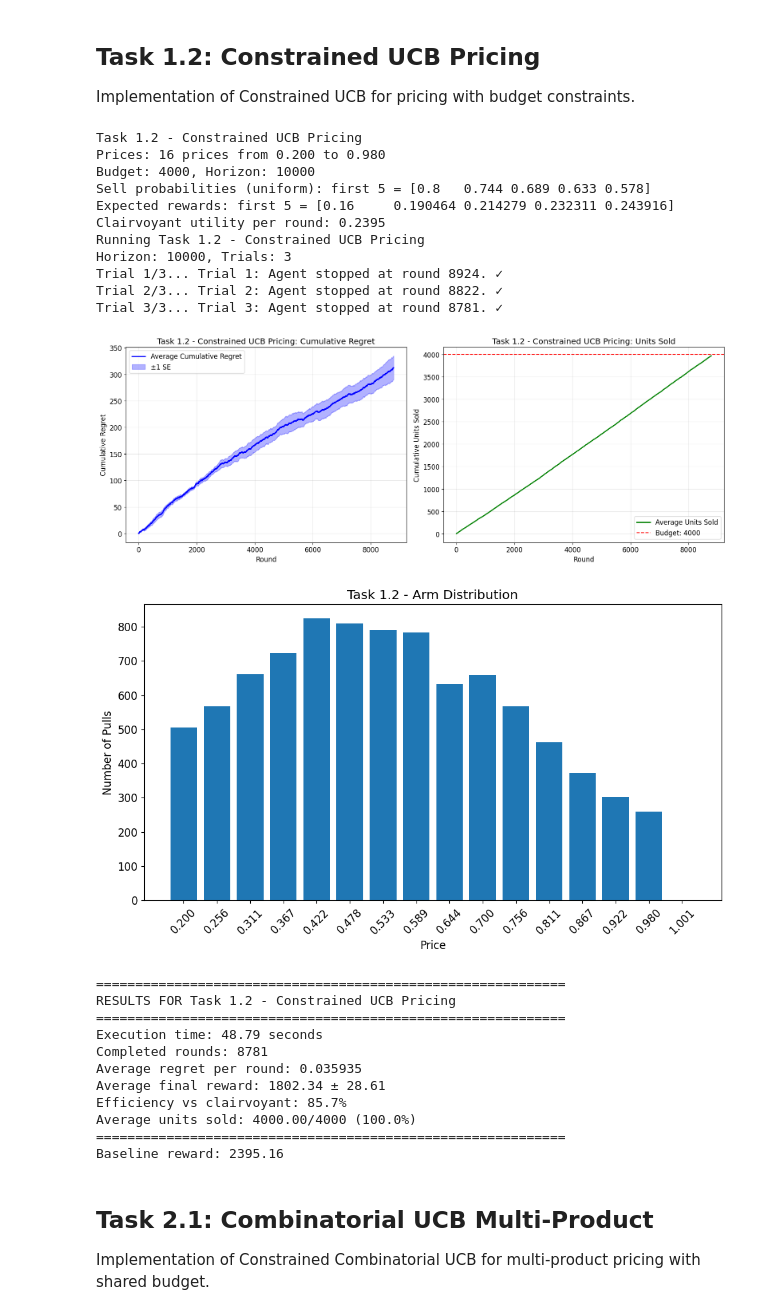
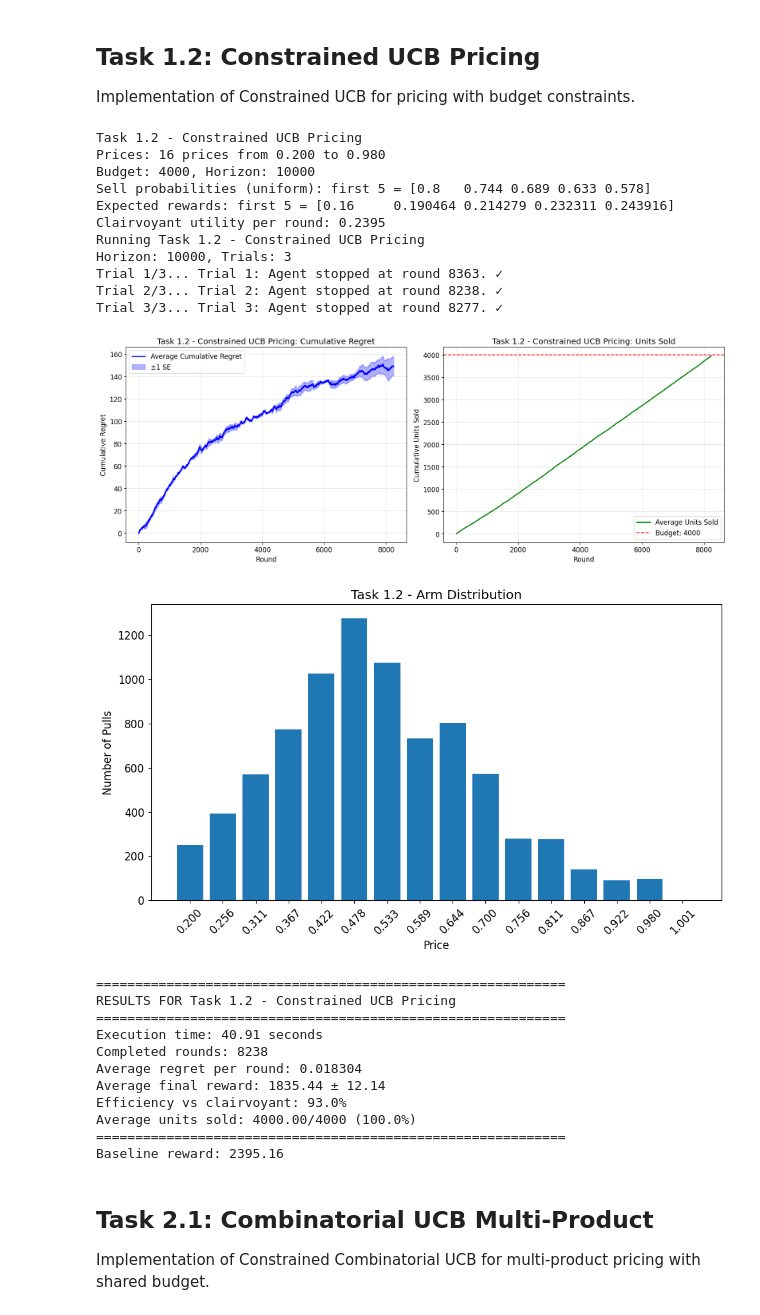
Before and after one commit to aceci0127/Online-Learning-Application-Group-Project, a Jupyter notebook: notebook.ipynb, the cells around one changed output. Drawn from its saved outputs; the diff is of its cells as text; code cells hidden in the pictures.

```diff
--- a/notebook.ipynb
+++ b/notebook.ipynb
@@ -157,7 +157,7 @@ class Task1_2_Runner(StandardExperimentRunner):
         return BudgetedPricingEnvironment(self.prices, self.config.horizon, rng=rng)
 
     def create_agent(self, trial_seed: int):
-        return ConstrainedUCBPricingAgent(len(self.prices), self.config.budget, self.config.horizon, range=2)
+        return ConstrainedUCBPricingAgent(len(self.prices), self.config.budget, self.config.horizon, alpha=1)
 
     def compute_clairvoyant_reward(self) -> float:
         return self.exp_util
@@ -180,46 +180,46 @@ print(f"Prices: {len(prices)} prices from {prices[0]:.3f} to {prices[-2]:.3f}")
 print(f"Budget: {config.budget}, Horizon: {config.horizon}")
 
 runner = Task1_2_Runner(config)
 
 print(f"Sell probabilities (uniform): first 5 = {runner.sell_probabilities[:5]}")
 print(f"Expected rewards: first 5 = {runner.expected_reward[:5]}")
 print(f"Clairvoyant utility per round: {runner.exp_util:.4f}")
 
 result = runner.run_experiment()
 
 StandardPlotter.plot_experiment_results(result, show_units=True)
 
 StandardPlotter.plot_arm_distribution(result.final_agents[0], prices, "Task 1.2 - Arm Distribution")
 
 analysis = StandardAnalyzer.analyze_results(result)
 StandardAnalyzer.print_analysis(result, analysis)
 
 baseline_reward = runner.exp_util * config.horizon
 print(f"Baseline reward: {baseline_reward:.2f}")
 
 task1_2_result = result
 # %% [output]
 Task 1.2 - Constrained UCB Pricing
 Prices: 16 prices from 0.200 to 0.980
 Budget: 4000, Horizon: 10000
 Sell probabilities (uniform): first 5 = [0.8   0.744 0.689 0.633 0.578]
 Expected rewards: first 5 = [0.16     0.190464 0.214279 0.232311 0.243916]
 Clairvoyant utility per round: 0.2395
 Running Task 1.2 - Constrained UCB Pricing
 Horizon: 10000, Trials: 3
-Trial 1/3... Trial 1: Agent stopped at round 8924. ✓
-Trial 2/3... Trial 2: Agent stopped at round 8822. ✓
-Trial 3/3... Trial 3: Agent stopped at round 8781. ✓
+Trial 1/3... Trial 1: Agent stopped at round 8363. ✓
+Trial 2/3... Trial 2: Agent stopped at round 8238. ✓
+Trial 3/3... Trial 3: Agent stopped at round 8277. ✓
-[figure, old version]
+[figure, new version]
-[figure, old version]
+[figure, new version]
 ============================================================
 RESULTS FOR Task 1.2 - Constrained UCB Pricing
 ============================================================
-Execution time: 48.79 seconds
-Completed rounds: 8781
-Average regret per round: 0.035935
-Average final reward: 1802.34 ± 28.61
-Efficiency vs clairvoyant: 85.7%
+Execution time: 40.91 seconds
+Completed rounds: 8238
+Average regret per round: 0.018304
+Average final reward: 1835.44 ± 12.14
+Efficiency vs clairvoyant: 93.0%
 Average units sold: 4000.00/4000 (100.0%)
 ============================================================
 Baseline reward: 2395.16
```
Also changed, not shown: parts of 8 cells of this notebook, 1 other file.
